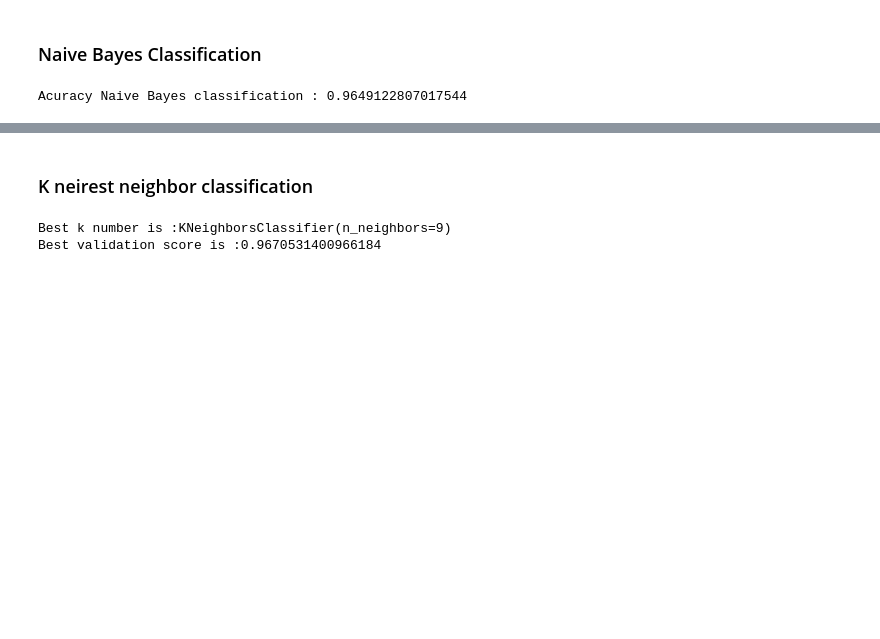
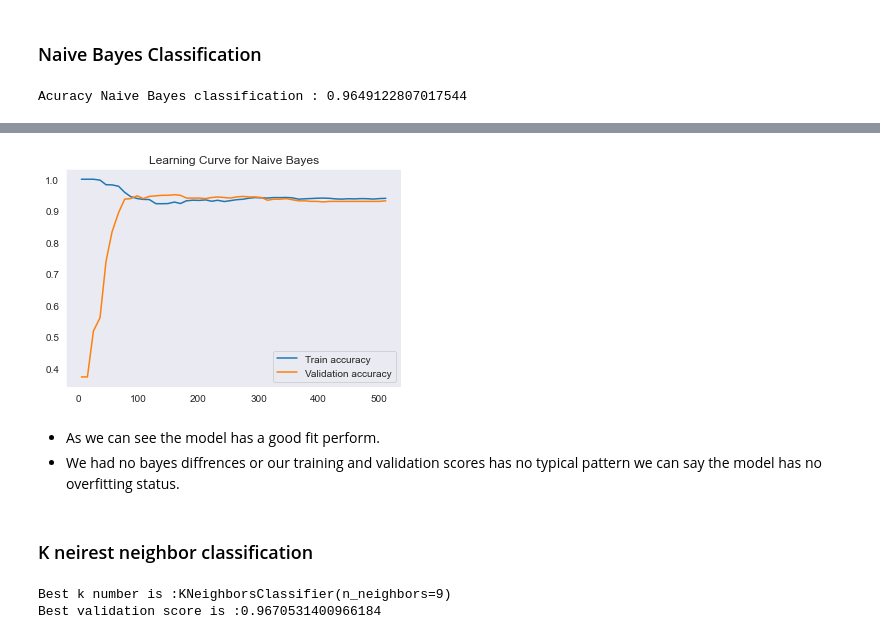
Before and after one commit to erdmkbc/Machine-Learning-Tutorial, a Jupyter notebook: Learning_Algorithms/Logistic_Regression/Cancer_data/Cancer_Logistic_Regression.ipynb, the cells around one changed output, grey strips where cells are left out. Cells and saved outputs as stored; diff of their text form; code cells hidden in the pictures; blank space fills up the shorter version.

```diff
--- a/Learning_Algorithms/Logistic_Regression/Cancer_data/Cancer_Logistic_Regression.ipynb
+++ b/Learning_Algorithms/Logistic_Regression/Cancer_data/Cancer_Logistic_Regression.ipynb
@@ -484,0 +558,6 @@ Acuracy Naive Bayes classification : 0.9649122807017544
+# %%
+train_sizes , train_score_nb, test_score_nb = learning_curve(GaussianNB(), X, y , cv = 10, scoring = 'accuracy',
+                                                       train_sizes = np.linspace(0.01,1,50))
+# %%
+train_mean_nb = np.mean(train_score_nb, axis = 1)
+train_mean_nb
@@ -484,0 +575,3 @@ Acuracy Naive Bayes classification : 0.9649122807017544
+# %%
+test_mean_nb = np.mean(test_score_nb, axis = 1)
+test_mean_nb
@@ -485,3 +589,14 @@ Acuracy Naive Bayes classification : 0.9649122807017544
+# %%
+plt.plot(train_sizes, train_mean_nb, label = 'Train accuracy')
+plt.plot(train_sizes, test_mean_nb, label = 'Validation accuracy')
+plt.legend(loc = 'best')
+plt.title('Learning Curve for Naive Bayes')
+plt.show()
+# %% [output]
+[figure, added]
+# %% [markdown]
+* As we can see the model has a good fit perform.
+* We had no bayes diffrences or our training and validation scores has no typical pattern we can say the model has no overfitting status.
 # %% [markdown]
 ### K neirest neighbor classification
 # %%
```
Also changed, not shown: parts of 49 cells of this notebook.
